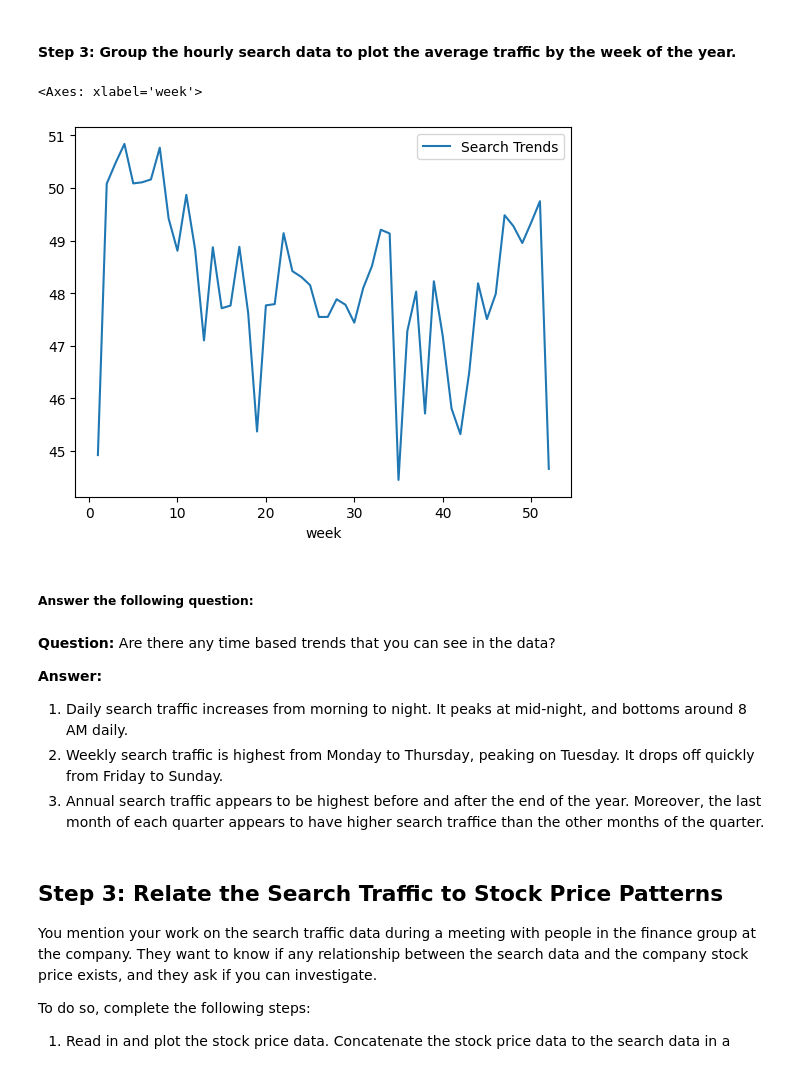
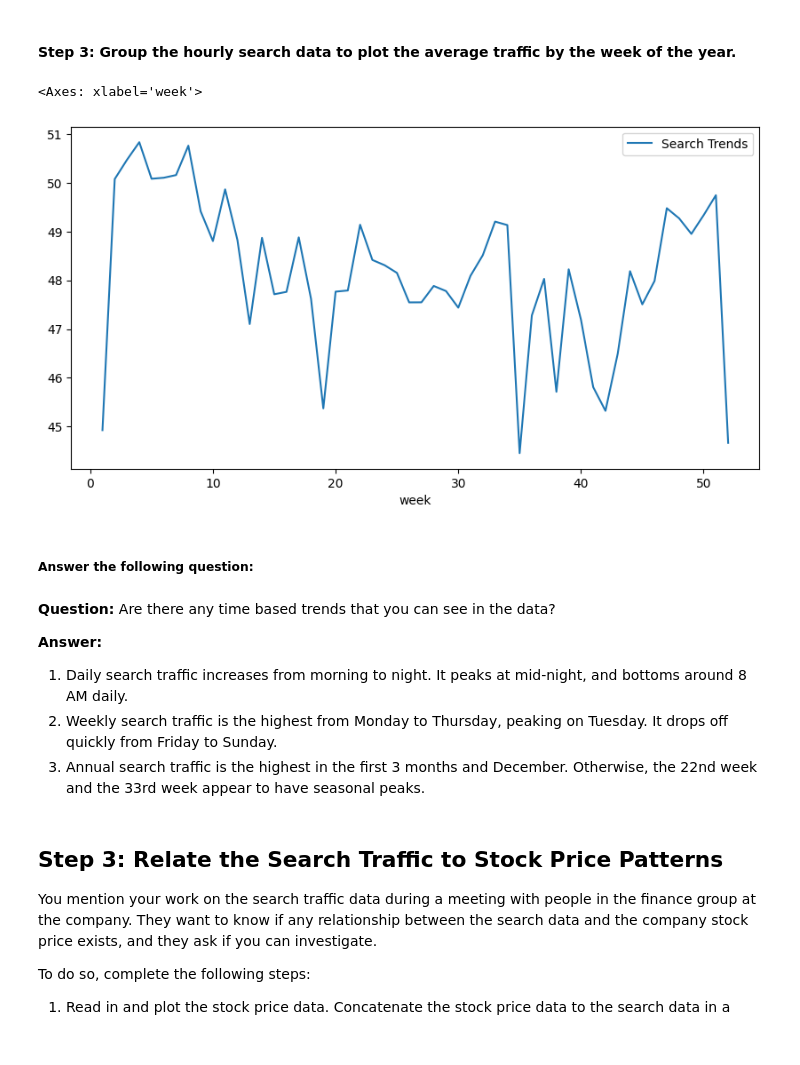
Before and after one commit to Daniel0996/Prophet-Challenge, a Jupyter notebook: forecasting_net_prophet.ipynb, the cells around one changed output. Drawn from its saved outputs; the diff is of its cells as text; code cells hidden in the pictures.

```diff
--- a/forecasting_net_prophet.ipynb
+++ b/forecasting_net_prophet.ipynb
@@ -174,10 +174,10 @@ df_mercado_trends.groupby(df_mercado_trends.index.isocalendar().day).mean().plot
 #### Step 3: Group the hourly search data to plot the average traffic by the week of the year.
 # %%
 # Group the hourly search data to plot the average traffic by the week of the year using `df.index.isocalendar().week`.
-df_mercado_trends.groupby(df_mercado_trends.index.isocalendar().week).mean().plot()
+df_mercado_trends.groupby(df_mercado_trends.index.isocalendar().week).mean().plot(figsize=(10,5))
 # %% [output]
 <Axes: xlabel='week'>
-[figure, old version]
+[figure, new version]
 # %% [markdown]
 ##### Answer the following question:
 # %% [markdown]
@@ -186,8 +186,8 @@ df_mercado_trends.groupby(df_mercado_trends.index.isocalendar().week).mean().plo
 **Answer:**
 
 1.   Daily search traffic increases from morning to night.  It peaks at mid-night, and bottoms around 8 AM daily.
-2.   Weekly search traffic is highest from Monday to Thursday, peaking on Tuesday.  It drops off quickly from Friday to Sunday.
-3.   Annual search traffic appears to be highest before and after the end of the year.  Moreover, the last month of each quarter appears to have higher search traffice than the other months of the quarter.
+2.   Weekly search traffic is the highest from Monday to Thursday, peaking on Tuesday.  It drops off quickly from Friday to Sunday.
+3.   Annual search traffic is the highest in the first 3 months and December.  Otherwise, the 22nd week and the 33rd week appear to have seasonal peaks.
 # %% [markdown]
 ## Step 3: Relate the Search Traffic to Stock Price Patterns
 
```
Also changed, not shown: parts of 13 cells of this notebook.
